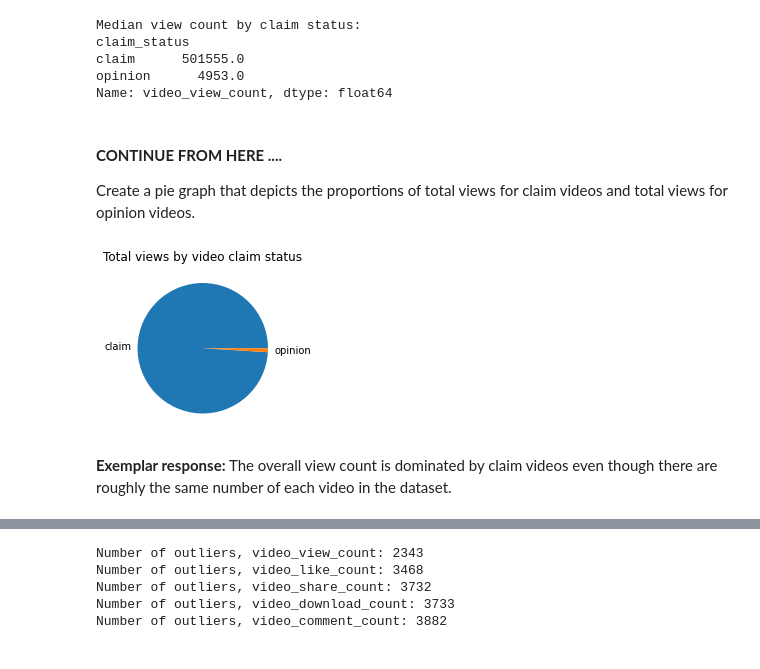
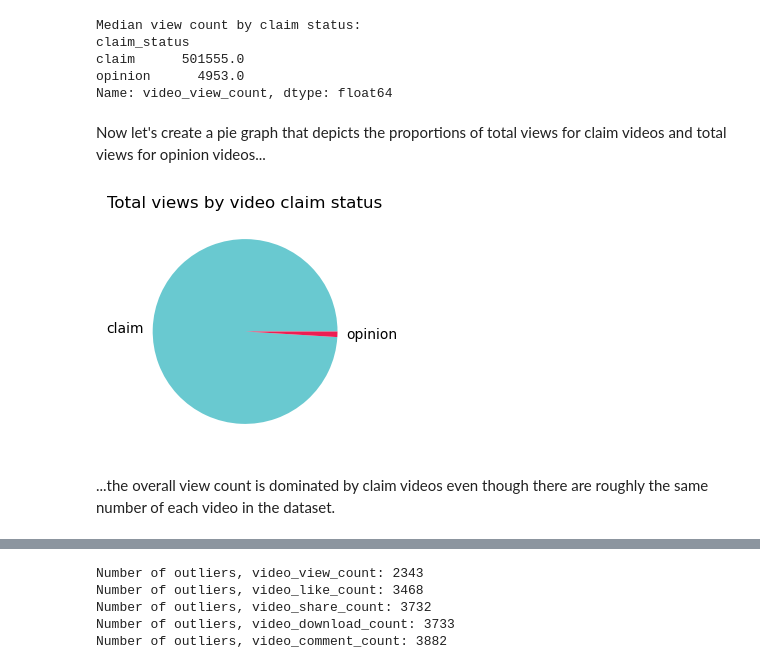
Before and after one commit to gmatteuc/TikTok_data_science_portfolio, a Jupyter notebook: Exploratory_Data_Analysis_part2.ipynb, the cells around one changed output, grey strips where cells are left out. Saved outputs shown, nothing was run; the diff lists cells and outputs as text; code cells hidden in the pictures.

```diff
--- a/Exploratory_Data_Analysis_part2.ipynb
+++ b/Exploratory_Data_Analysis_part2.ipynb
@@ -295,17 +295,26 @@ claim      501555.0
 opinion      4953.0
 Name: video_view_count, dtype: float64
 # %% [markdown]
-#### **CONTINUE FROM HERE ....**
-
-Create a pie graph that depicts the proportions of total views for claim videos and total views for opinion videos.
+Now let's create a pie graph that depicts the proportions of total views for claim videos and total views for opinion videos...
 # %%
 fig = plt.figure(figsize=(3,3))
-plt.pie(data.groupby('claim_status')['video_view_count'].sum(), labels=['claim', 'opinion'])
-plt.title('Total views by video claim status');
+# Group and extract values using `groupby`
+view_counts = data.groupby('claim_status')['video_view_count'].sum()
+labels = view_counts.index.tolist()
+# Match colors to labels
+color_map = {
+    'claim': '#69C9D0',
+    'opinion': '#EE1D52'
+}
+colors = [color_map[label] for label in labels]
+# Draw the pie chart
+plt.pie(view_counts, labels=labels, colors=colors)
+plt.title('Total views by video claim status')
+plt.show()
 # %% [output]
-[figure, old version]
+[figure, new version]
 # %% [markdown]
-**Exemplar response:** The overall view count is dominated by claim videos even though there are roughly the same number of each video in the dataset.
+...the overall view count is dominated by claim videos even though there are roughly the same number of each video in the dataset.
 # %% [markdown]
 ### **Task 4. Determine outliers**
 
```
Also changed, not shown: parts of 18 cells of this notebook.
